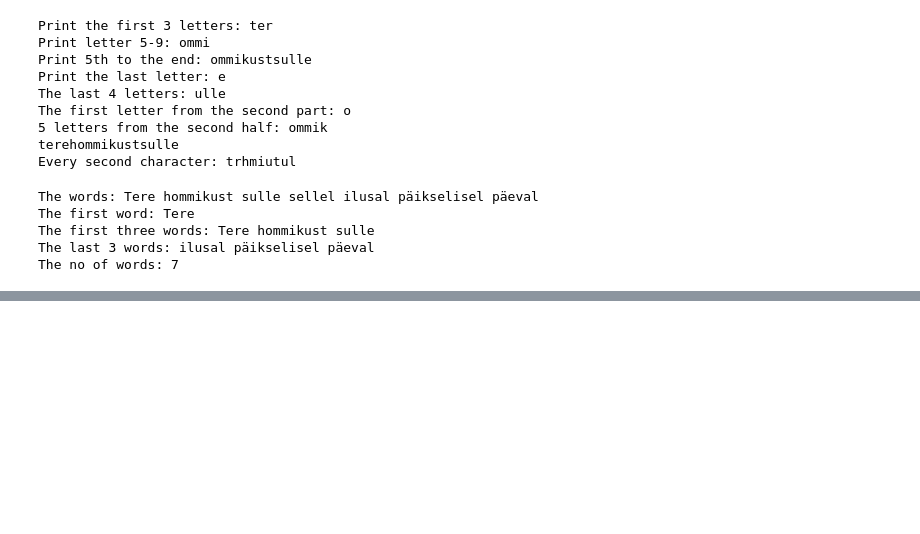
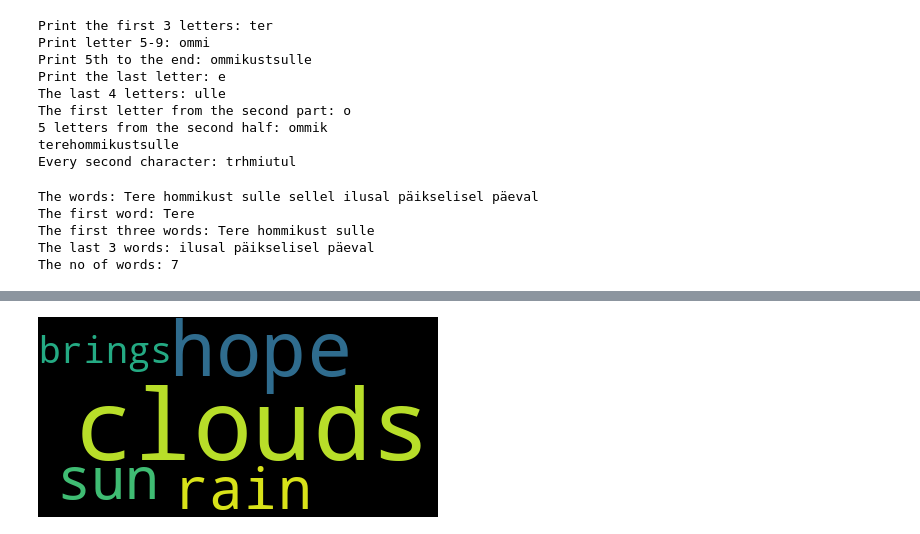
Before and after one commit to annikakalvet/dt-2025-data-visualisation, a Jupyter notebook: notebooks/class_work/week11.ipynb/week11_.ipynb, the cells around one changed output, grey strips where cells are left out. Drawn from its saved outputs; the diff is of its cells as text; code cells hidden in the pictures; blank space fills up the shorter version.

```diff
--- a/notebooks/class_work/week11.ipynb/week11_.ipynb
+++ b/notebooks/class_work/week11.ipynb/week11_.ipynb
@@ -87,0 +108,7 @@ The no of words: 7
+# %%
+from wordcloud import WordCloud
+wc=WordCloud().generate("rain sun clouds clouds brings hope hope")
+img=wc.to_image()
+img.show()
+# %% [output]
+[figure, added]
```
Also changed, not shown: parts of 2 cells of this notebook, 1 other file.
